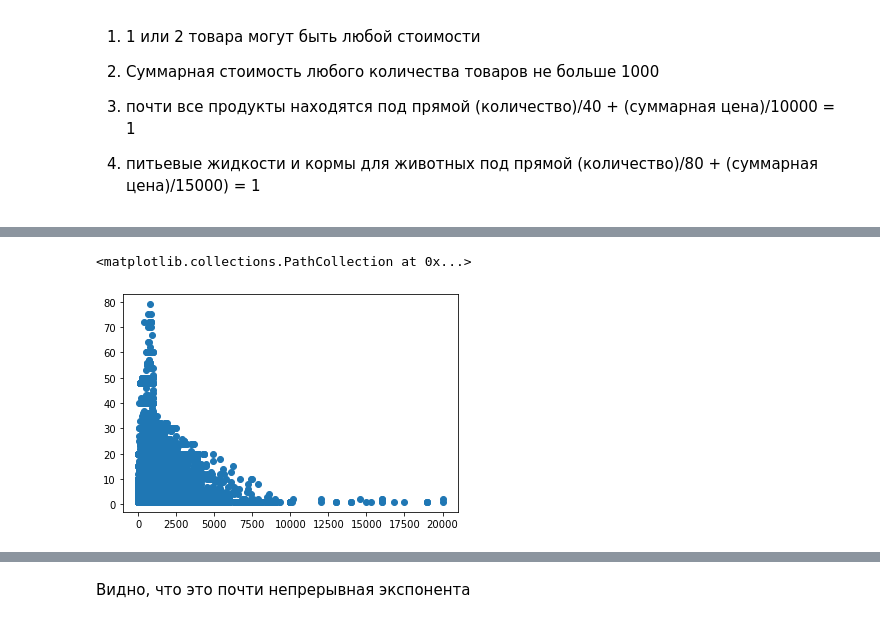
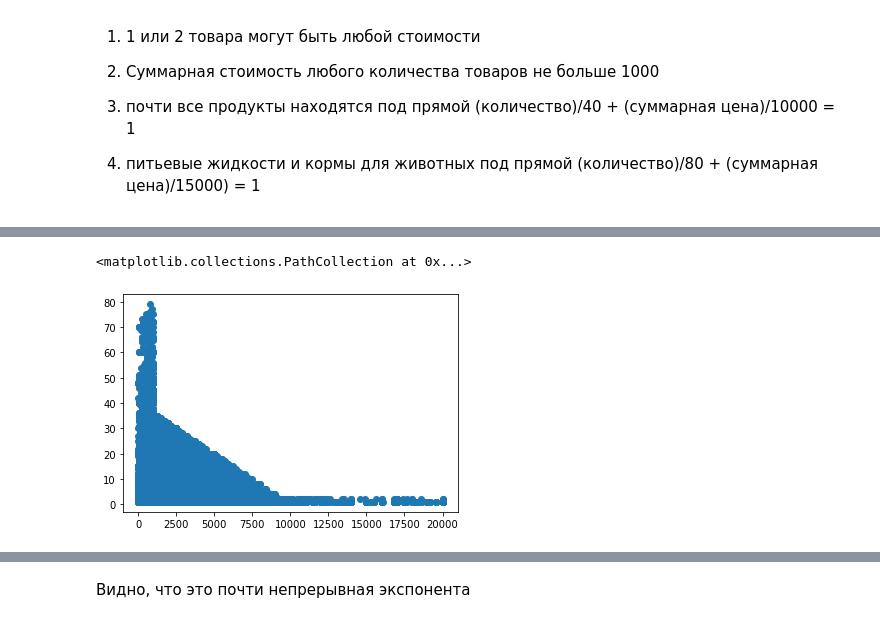
Before and after one commit to glebkuzn/sbergleb, a Jupyter notebook: glebcode.ipynb, the cells around one changed output, grey strips where cells are left out. Drawn from its saved outputs; the diff is of its cells as text; code cells hidden in the pictures.

```diff
--- a/glebcode.ipynb
+++ b/glebcode.ipynb
@@ -77,13 +93,13 @@ dtype: int64
 # %% [markdown]
 ## Удаление пробелов в названиях
 # %%
-def ohne_probel(bn):
+def ohne_probel(text):
     try:
-        b = bn.split()
-        b = ' '.join(b)
-        return b
+        words = text.split()
+        words = ' '.join(words)
+        return words
     except AttributeError:
-        return np.nan
+        return text
 # %%
 products['brand_name']=products['brand_name'].apply(ohne_probel)
 products['product_name']=products['product_name'].apply(ohne_probel)
@@ -98,7 +115,7 @@ products.insert(5, "Sumprice", sumprice, True)
 # %% [markdown]
 ## Найдем общую стоимость каждого заказа
 # %%
-sum_order = products.groupby(['user_id',"order_id"])["Sumprice"].sum().rename("sum_order")
+sum_order = products.groupby(["order_id"])["Sumprice"].sum()
 # %%
 sum_order[(100000>sum_order)&(10000<sum_order)].hist(bins =100)
 # %% [output]
@@ -116,3 +133,2 @@ sum_order[(80000>sum_order)&(40000<sum_order) ].hist(bins =100)
 # %%
-delete = sum_order[(60000<sum_order)].index.get_level_values('user_id')
-delete
+delete = sum_order[(80000<sum_order)].index.get_level_values('order_id')
@@ -124,5 +135,5 @@ Int64Index([  40495,   56037,  169609,  171391,  734560, 1118259, 1196026,
 # %%
-products = products[~products["user_id"].isin(delete)].sort_values('Sumprice')
+products = products[~products["order_id"].isin(delete)]
 # %% [markdown]
 # Фильтры
 Но все равно некоторые товары очевидно куплены не для личного пользования - 100 пачек кофе, например
@@ -155,8 +166,8 @@ plt.scatter(pr['Sumprice'], pr['quantity'])
 # %%
 # так выглядят очищенные данные
 delete1 = products[(products['quantity'] > 2) & (products['Sumprice']>1000) & ((products['quantity']/40 + products['Sumprice']/10000 > 1) | (((products['parent_category_id']==345)|(products['parent_category_id']==74))&((products['quantity']/80+products['Sumprice']/15000)>1)))]
-produ =products[(~products["user_id"].isin(delete1['user_id'].values))&(products['quantity']<80)&(products['Sumprice']<20000)]
-plt.scatter(produ['Sumprice'], produ['quantity'])
+products = products[(~products["user_id"].isin(delete1['user_id'].values))&(products['quantity']<80)&(products['Sumprice']<20000)]
+plt.scatter(products['Sumprice'], products['quantity'])
 # %% [output]
 <matplotlib.collections.PathCollection at 0x...>
-[figure, old version]
+[figure, new version]
```
Also changed, not shown: parts of 28 cells of this notebook.
